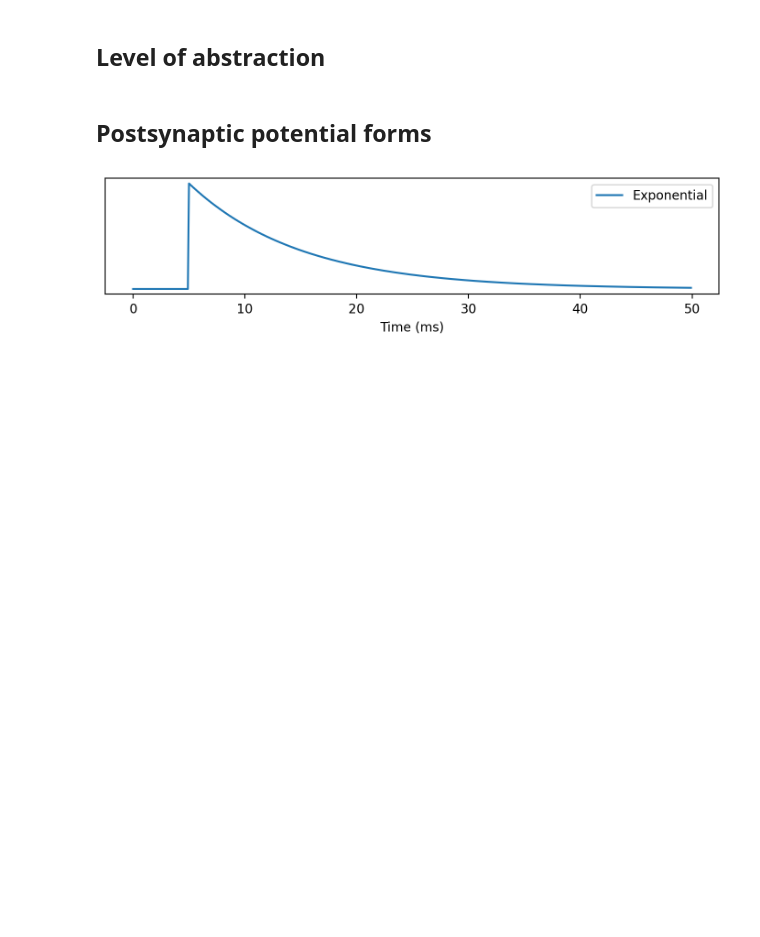
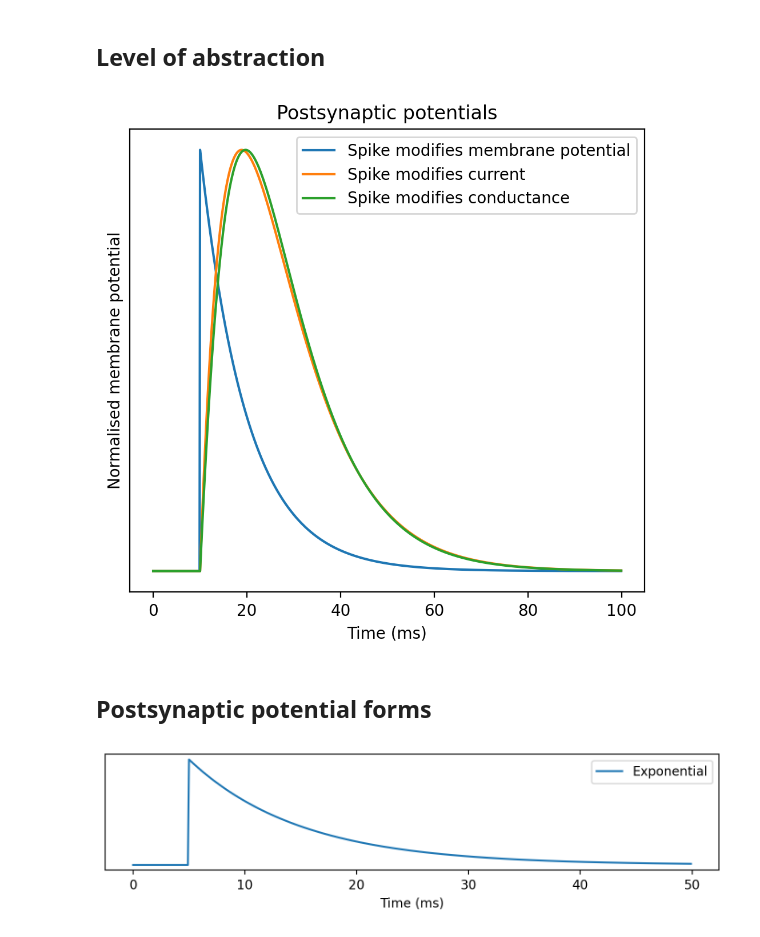
Before and after one commit to neuro4ml/neuro4ml.github.io, a Jupyter notebook: Week_2/code-for-figures.ipynb, the cells around one changed output. Saved outputs shown, nothing was run; the diff lists cells and outputs as text; code cells hidden in the pictures; blank space fills up the shorter version.

```diff
--- a/Week_2/code-for-figures.ipynb
+++ b/Week_2/code-for-figures.ipynb
@@ -33,5 +31,42 @@ Requirement already satisfied: mpmath<1.4.0,>=1.1.0 in c:\users\gsamr\desktop\un
 # %% [markdown]
 ## Level of abstraction
+# %%
+#| label: postsynaptic-potentials-label
+
+start_scope()
+
+tau = 10*ms
+taux = 8*ms
+taug = 8*ms
+eqs = '''
+dv/dt=-v/tau:1
+du/dt=((taux/tau)**(-tau/(tau-taux))*x-u)/tau:1
+dx/dt=-x/taux:1
+dz/dt=(I-z)/tau:1
+I=g*(z+1):1
+dg/dt=-g/taug:1
+'''
+G = NeuronGroup(1, eqs, method='euler')
+M = StateMonitor(G, ('v', 'u', 'z'), record=True)
+run(10*ms)
+G.v = 1
+G.x = 1
+G.g = 1
+run(90*ms)
+def normed(x):
+    return x/amax(x)
+figure(figsize=(5, 5), dpi=200)
+plot(M.t/ms, M.v[0], label='Spike modifies membrane potential')
+plot(M.t/ms, normed(M.u[0]), label='Spike modifies current')
+plot(M.t/ms, normed(M.z[0]), label='Spike modifies conductance')
+xlabel('Time (ms)')
+ylabel('Normalised membrane potential')
+yticks([])
+legend(loc='upper right')
+title('Postsynaptic potentials')
+tight_layout();
+# %% [output]
+[figure, added]
 # %% [markdown]
 ## Postsynaptic potential forms
 # %%
```
Also changed, not shown: parts of 1 cell of this notebook, 24 other files.
